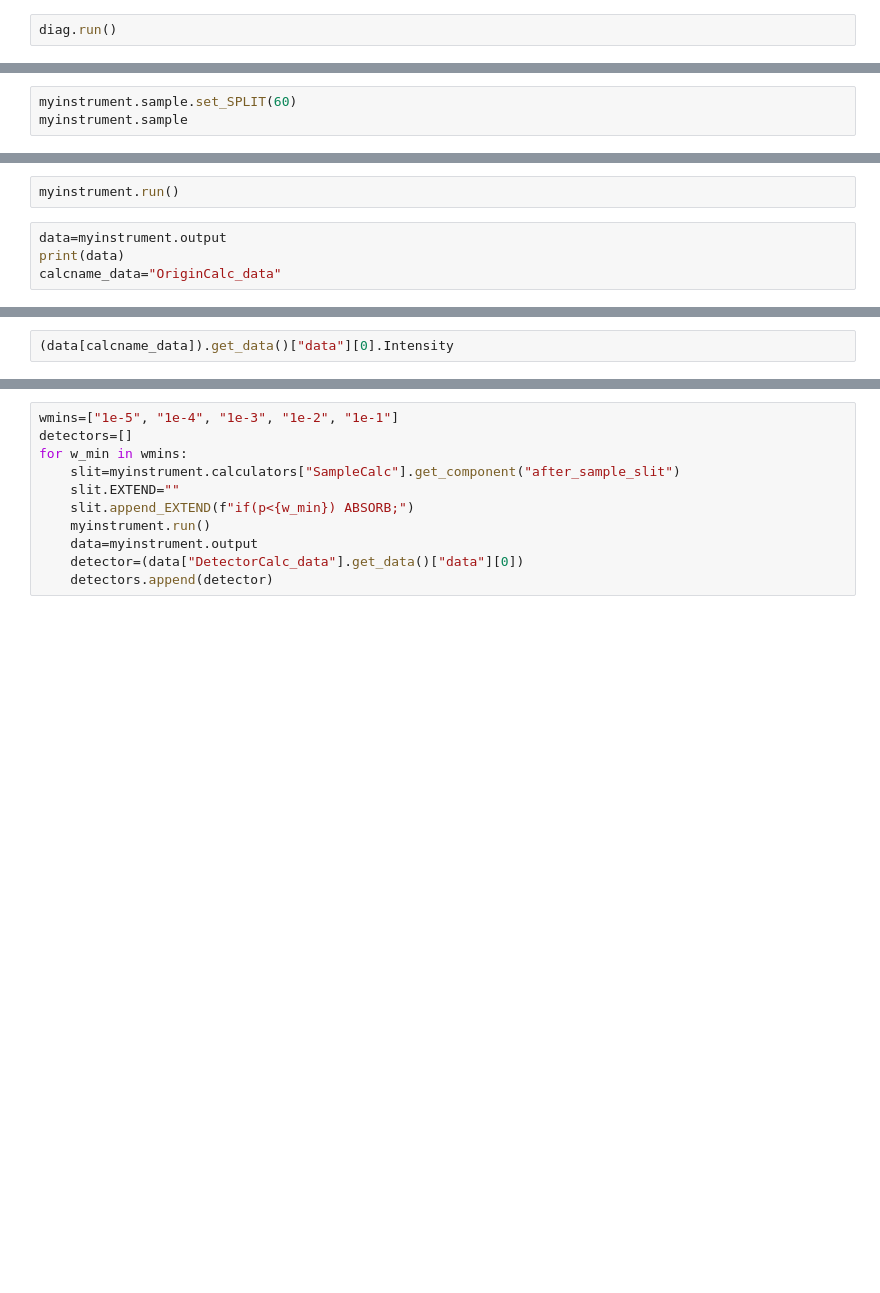
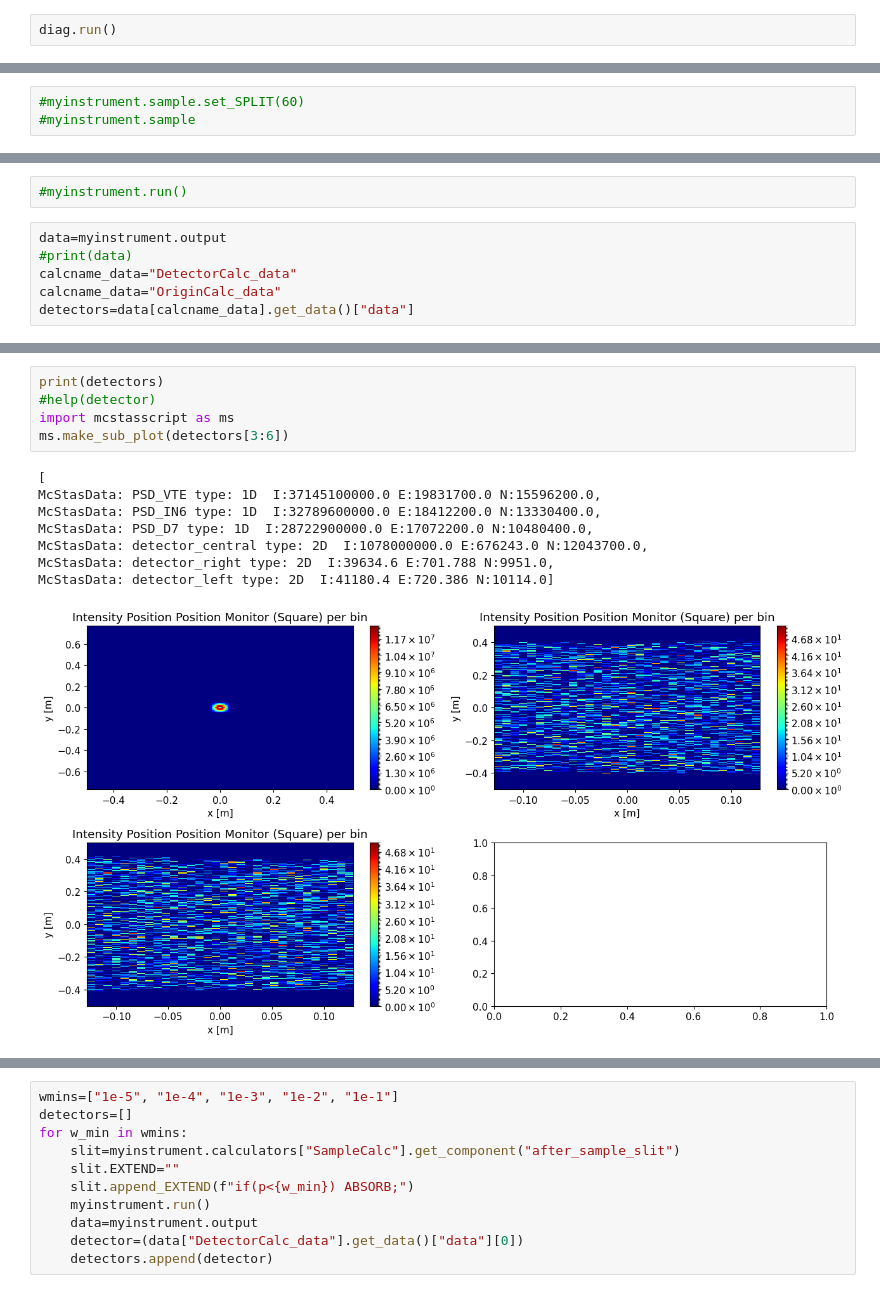
Before and after one commit to PaNOSC-ViNYL/instrument_database, a Jupyter notebook: mysim.ipynb, the cells around one changed output, grey strips where cells are left out. Drawn from its saved outputs; the diff is of its cells as text; blank space fills up the shorter version.

```diff
--- a/mysim.ipynb
+++ b/mysim.ipynb
@@ -295,4 +292,4 @@ ms_widget.show(data_empty)
 # %%
-myinstrument.sample.set_SPLIT(60)
-myinstrument.sample
+#myinstrument.sample.set_SPLIT(60)
+#myinstrument.sample
 # %%
@@ -303,7 +300,9 @@ slit
 # %%
-myinstrument.run()
+#myinstrument.run()
 # %%
 data=myinstrument.output
-print(data)
+#print(data)
+calcname_data="DetectorCalc_data"
 calcname_data="OriginCalc_data"
+detectors=data[calcname_data].get_data()["data"]
 # %%
@@ -313,2 +332,14 @@ for detector in data[calcname_data].get_data()["data"]:
 # %%
-(data[calcname_data]).get_data()["data"][0].Intensity
+print(detectors)
+#help(detector)
+import mcstasscript as ms
+ms.make_sub_plot(detectors[3:6])
+# %% [output]
+[
+McStasData: PSD_VTE type: 1D  I:37145100000.0 E:19831700.0 N:15596200.0,
+McStasData: PSD_IN6 type: 1D  I:32789600000.0 E:18412200.0 N:13330400.0,
+McStasData: PSD_D7 type: 1D  I:28722900000.0 E:17072200.0 N:10480400.0,
+McStasData: detector_central type: 2D  I:1078000000.0 E:676243.0 N:12043700.0,
+McStasData: detector_right type: 2D  I:39634.6 E:701.788 N:9951.0,
+McStasData: detector_left type: 2D  I:41180.4 E:720.386 N:10114.0]
+[figure, added]
```
Also changed, not shown: parts of 17 cells of this notebook, 1 other file.
